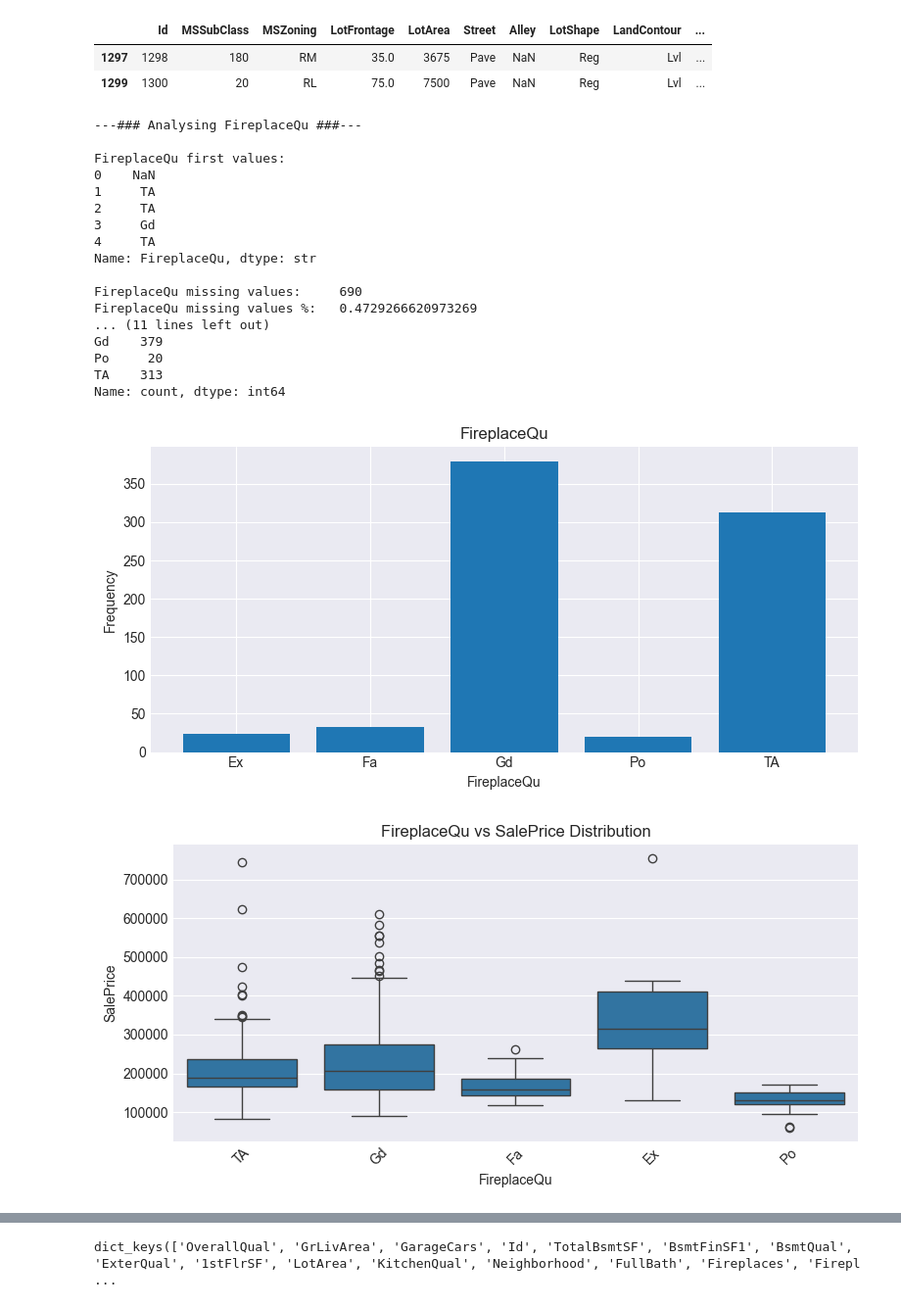
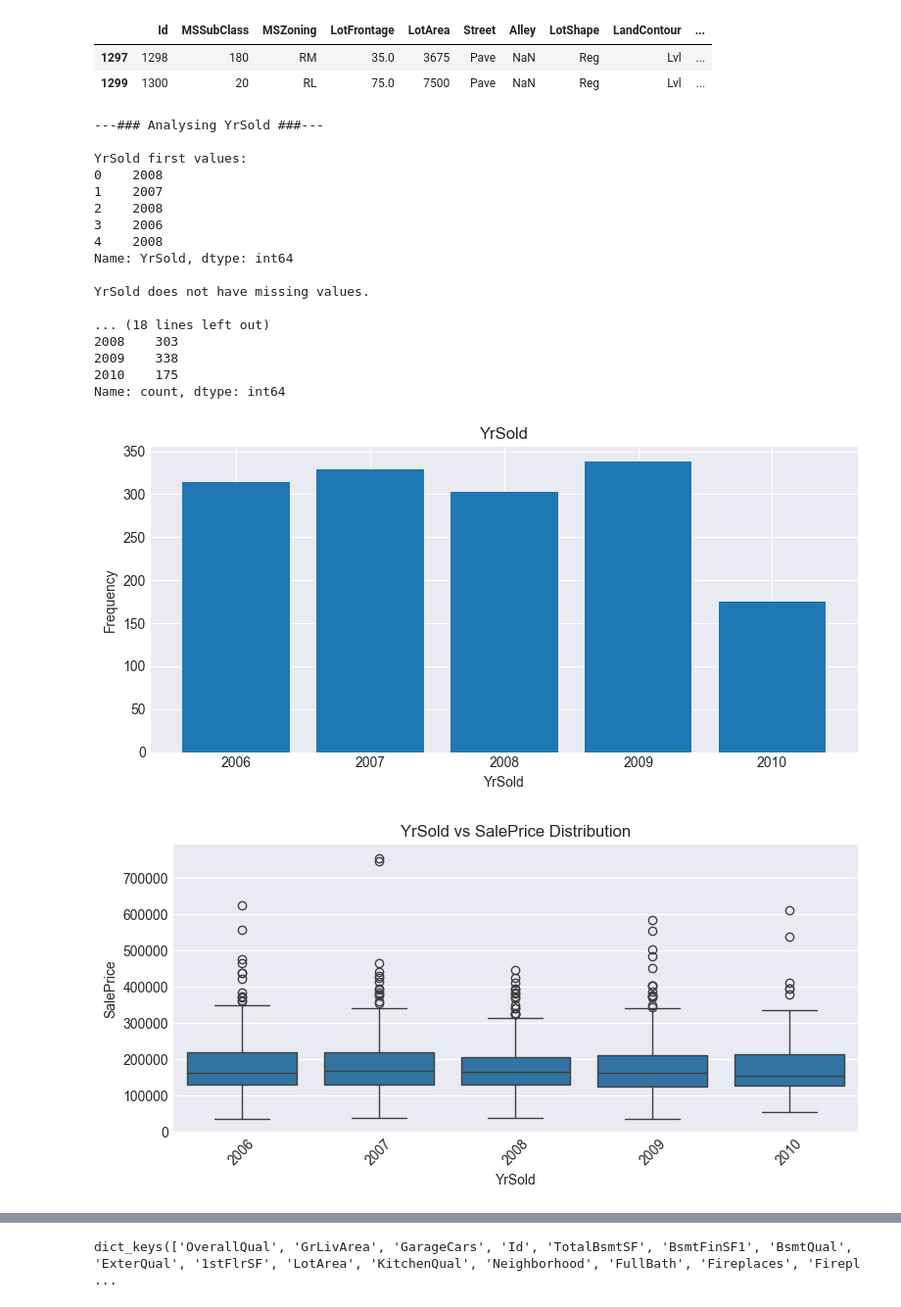
Before and after one commit to lopez-davcio/learning-journal, a Jupyter notebook: ames-housing-regression/ames-housing-analysis.ipynb, the cells around one changed output, grey strips where cells are left out. Shown at 98% size. Drawn from its saved outputs; the diff is of its cells as text; code cells hidden in the pictures.

Commit message:
EDA: Analyse 'BsmtExposure', 'YearBuilt' and 'YrSold'

```diff
--- a/ames-housing-regression/ames-housing-analysis.ipynb
+++ b/ames-housing-regression/ames-housing-analysis.ipynb
@@ -149,35 +149,35 @@ df.iloc[1297:1299]
 # %%
 # instantiate an analyser class object
 analyser = eda_tools.FeatureAnalyser(df, 'SalePrice')
 
 # set feature to study (set to None indexing method not needed)
-feature_importance_index = None #12 # index at feature importance list, set it `None` if feature name is used instead
-feature_name = 'FireplaceQu' # set it to `None` if index is used instead
+feature_importance_index = 14 # index at feature importance list, set it `None` if feature name is used instead
+feature_name = None # set it to `None` if index is used instead
 
 # analyse feature indexed by feature importance
 if feature_importance_index != None:
     analyser.autoanalyse_feature(cb_feature_importances.index[feature_importance_index])
 
 # analyse feature indexed by name
 if feature_name != None:
     analyser.autoanalyse_feature(feature_name)
 # %% [output]
----### Analysing FireplaceQu ###---
+---### Analysing YrSold ###---
 
-FireplaceQu first values:
-0    NaN
-1     TA
-2     TA
-3     Gd
-4     TA
-Name: FireplaceQu, dtype: str
+YrSold first values:
+0    2008
+1    2007
+2    2008
+3    2006
+4    2008
+Name: YrSold, dtype: int64
 
-FireplaceQu missing values:     690
-FireplaceQu missing values %:   0.4729266620973269
-... (11 lines left out)
-Gd    379
-Po     20
-TA    313
+YrSold does not have missing values.
+
+... (18 lines left out)
+2008    303
+2009    338
+2010    175
 Name: count, dtype: int64
-[figure, old version]
+[figure, new version]
-[figure, old version]
+[figure, new version]
```
Also changed, not shown: parts of 3 cells of this notebook, 1 other file.
